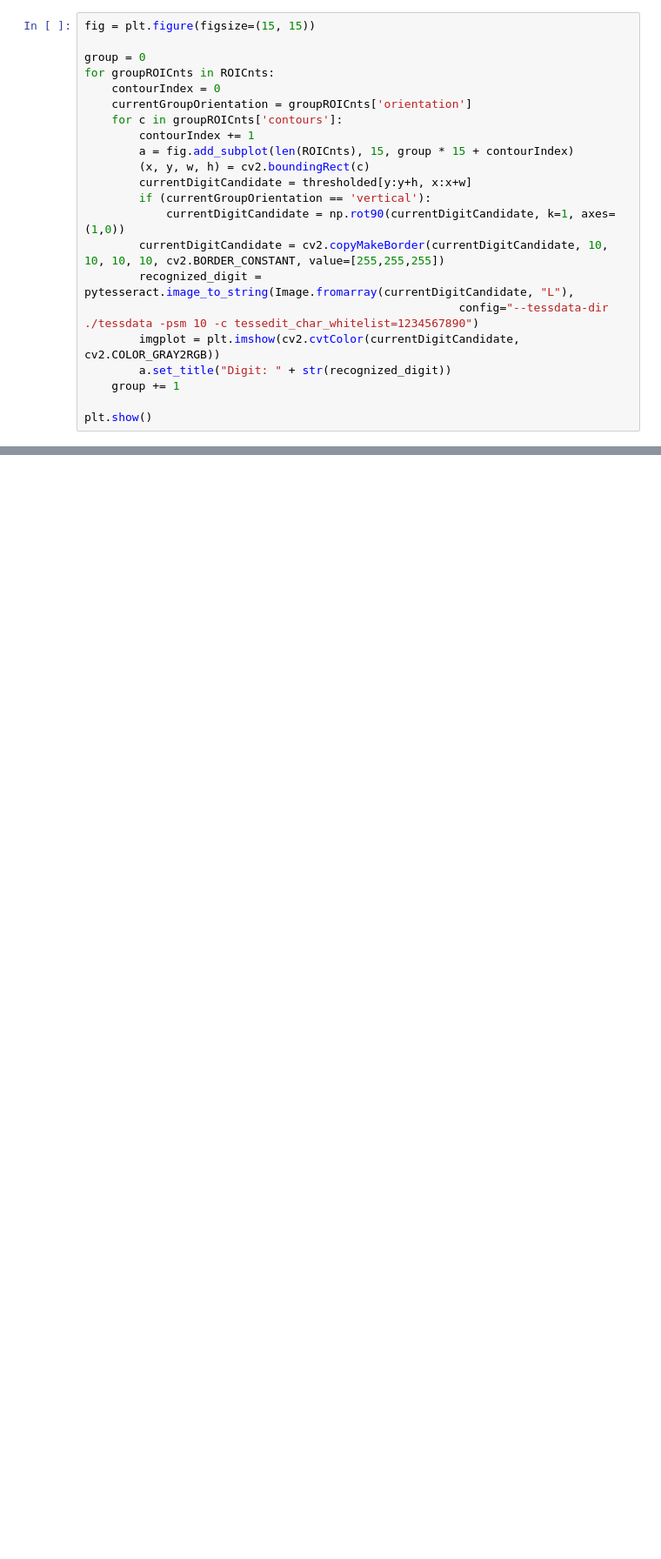
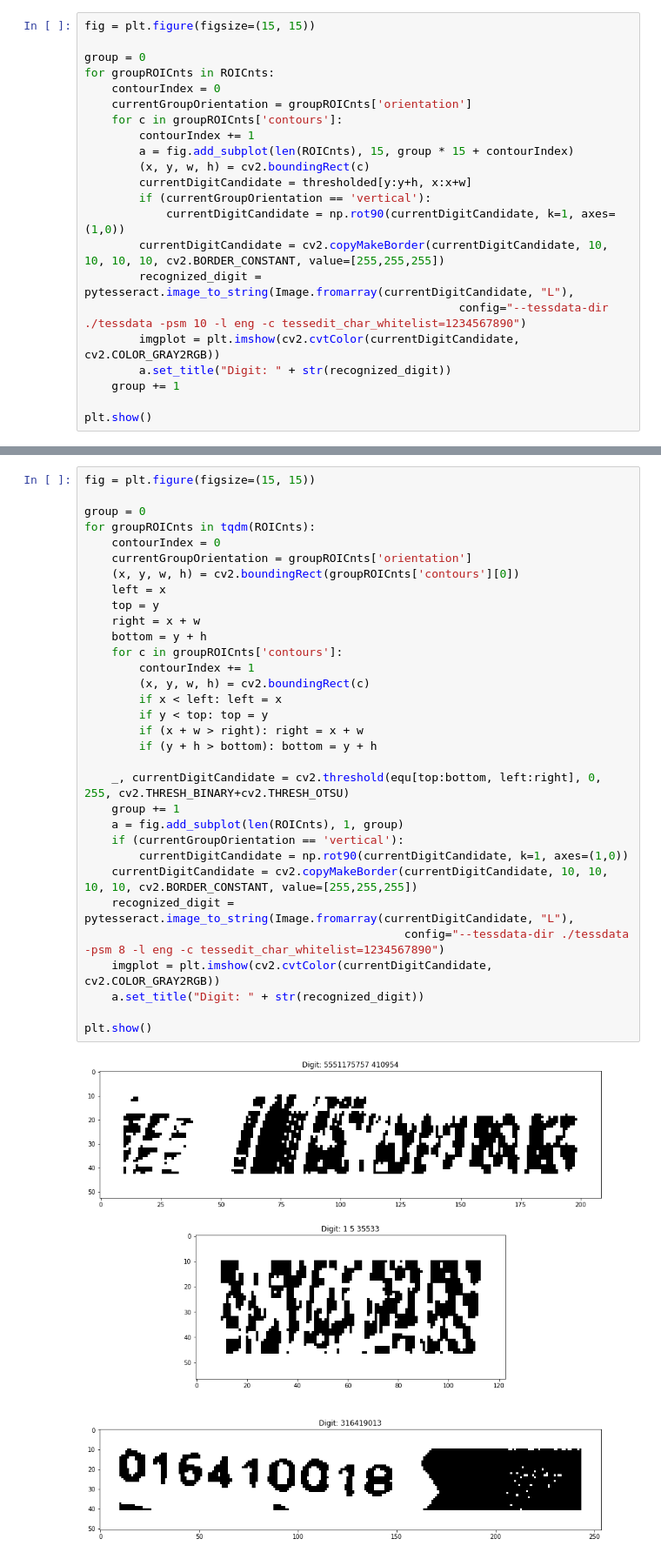
Before and after one commit to levabd/excise-digit-recogniser, a Jupyter notebook: 03-NumberRecognition.ipynb, the cells around one changed output, grey strips where cells are left out. Shown at 87% size. Cells and saved outputs as stored; diff of their text form; blank space fills up the shorter version.

```diff
--- a/03-NumberRecognition.ipynb
+++ b/03-NumberRecognition.ipynb
@@ -209,7 +211,7 @@ for groupROICnts in ROICnts:
             currentDigitCandidate = np.rot90(currentDigitCandidate, k=1, axes=(1,0))
         currentDigitCandidate = cv2.copyMakeBorder(currentDigitCandidate, 10, 10, 10, 10, cv2.BORDER_CONSTANT, value=[255,255,255])
         recognized_digit = pytesseract.image_to_string(Image.fromarray(currentDigitCandidate, "L"),
-                                                       config="--tessdata-dir ./tessdata -psm 10 -c tessedit_char_whitelist=1234567890")
+                                                       config="--tessdata-dir ./tessdata -psm 10 -l eng -c tessedit_char_whitelist=1234567890")
         imgplot = plt.imshow(cv2.cvtColor(currentDigitCandidate, cv2.COLOR_GRAY2RGB))
         a.set_title("Digit: " + str(recognized_digit))
     group += 1
@@ -219,0 +224,34 @@ plt.show()
+# %%
+fig = plt.figure(figsize=(15, 15))
+
+group = 0
+for groupROICnts in tqdm(ROICnts):
+    contourIndex = 0
+    currentGroupOrientation = groupROICnts['orientation']
+    (x, y, w, h) = cv2.boundingRect(groupROICnts['contours'][0])
+    left = x
+    top = y
+    right = x + w
+    bottom = y + h
+    for c in groupROICnts['contours']:
+        contourIndex += 1
+        (x, y, w, h) = cv2.boundingRect(c)
+        if x < left: left = x
+        if y < top: top = y
+        if (x + w > right): right = x + w
+        if (y + h > bottom): bottom = y + h
+
+    _, currentDigitCandidate = cv2.threshold(equ[top:bottom, left:right], 0, 255, cv2.THRESH_BINARY+cv2.THRESH_OTSU)
+    group += 1
+    a = fig.add_subplot(len(ROICnts), 1, group)
+    if (currentGroupOrientation == 'vertical'):
+        currentDigitCandidate = np.rot90(currentDigitCandidate, k=1, axes=(1,0))
+    currentDigitCandidate = cv2.copyMakeBorder(currentDigitCandidate, 10, 10, 10, 10, cv2.BORDER_CONSTANT, value=[255,255,255])
+    recognized_digit = pytesseract.image_to_string(Image.fromarray(currentDigitCandidate, "L"),
+                                               config="--tessdata-dir ./tessdata -psm 8 -l eng -c tessedit_char_whitelist=1234567890")
+    imgplot = plt.imshow(cv2.cvtColor(currentDigitCandidate, cv2.COLOR_GRAY2RGB))
+    a.set_title("Digit: " + str(recognized_digit))
+
+plt.show()
+# %% [output]
+[figure, added]
```
Also changed, not shown: parts of 4 cells of this notebook, 3 other files.
